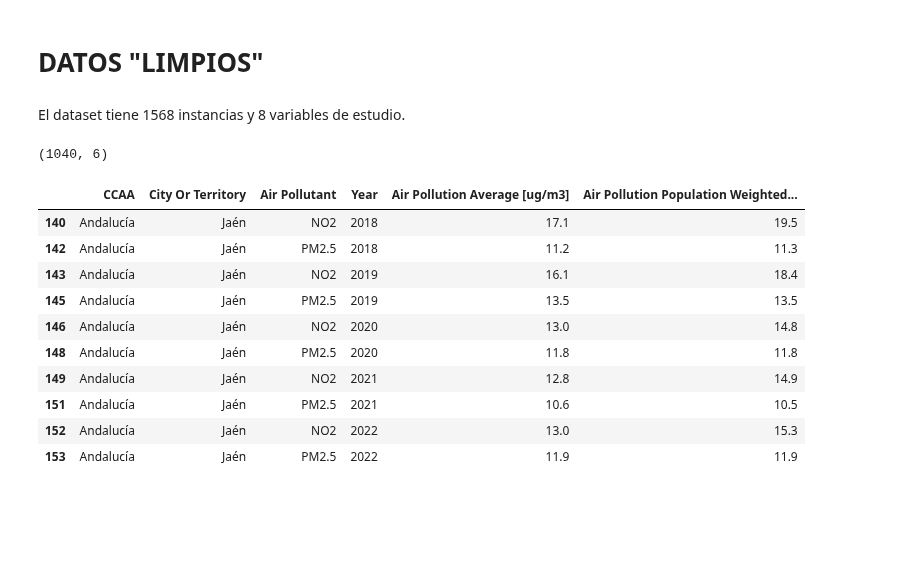
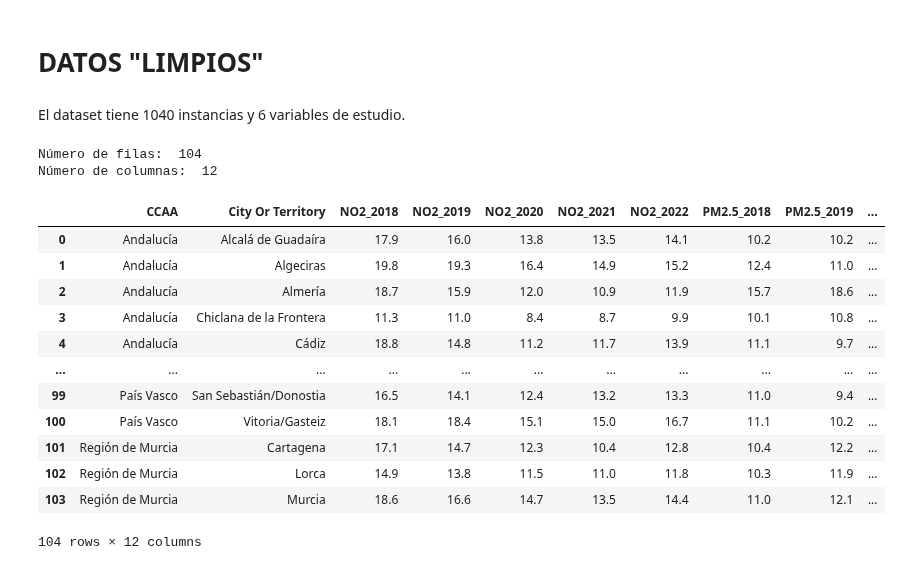
Before and after one commit to angulorojasmariaclaudia-coder/TRABAJO-FINAL-TECNICAS-DE-CIENCIAS-DE-DATOS, a Jupyter notebook: Configuración_de_Código.ipynb, the cells around one changed output. Drawn from its saved outputs; the diff is of its cells as text; code cells hidden in the pictures; blank space fills up the shorter version.

```diff
--- a/Configuración_de_Código.ipynb
+++ b/Configuración_de_Código.ipynb
@@ -189,12 +258,9 @@ Por columnas nos quedaremos con `CCAA`,`City Or Territory`, `Air Pollutant`, `Ye
 # %%
 df = df[
     (df["City Boundary Specification (LAU/grid)"] == "Urban Centres (grid)") &
-    (df["Health Indicator"] == "Attributable deaths (AD)")
+    (df["Health Indicator"] == "Attributable deaths (AD)") &
+    (df["Air Pollutant"] != "O3")
 ]
-# %%
-df = df.sort_values( # ordenamos el dataset
-    by=["CCAA", "City Or Territory", "Year", "Air Pollutant"]
-).reset_index(drop=True)
 # %% [markdown]
 Vamos a seleccionar columnas de interés y eliminar duplicados.
 # %%
@@ -269,2 +285,0 @@ df[df["City Or Territory"] == "Logroño"] # ejemplo de ciudad (todas tienen las
-# %%
-df = df[df["Air Pollutant"] != "O3"]
@@ -285,22 +299,48 @@ df[df["City Or Territory"] == "Madrid"] # ejemplo de ciudad (todas tienen las mi
+# %%
+df["valor"] = df["Air Pollution Average [ug/m3]"]
+
+df_final = df.pivot_table(
+    index="City Or Territory",
+    columns=["Air Pollutant", "Year"],
+    values="valor"
+)
+
+df_final.columns = [
+    f"{pollutant}_{year}" for pollutant, year in df_final.columns
+]
+
+df_final["CCAA"] = df_final.index.map(mapa_ccaa)
+
+df_final = df_final.reset_index()
+
+cols = ["CCAA", "City Or Territory"] + [
+    col for col in df_final.columns if col not in ["CCAA", "City Or Territory"]
+]
+df_final = df_final[cols]
+df_final = df_final.sort_values(by=["CCAA", "City Or Territory"]).reset_index(drop=True)
 # %% [markdown]
 # **DATOS "LIMPIOS"**
 # %% [markdown]
-El dataset tiene 1568 instancias y 8 variables de estudio.
+El dataset tiene 1040 instancias y 6 variables de estudio.
-# %%
-df.shape
-# %% [output]
-(1040, 6)
-# %%
-df[df["City Or Territory"] == "Jaén"] # ejemplo de ciudad (todas tienen las mismas caracteríticas)
-# %% [output]
-|  | CCAA | City Or Territory | Air Pollutant | Year | Air Pollution Average [ug/m3] | Air Pollution Population Weighted... |
-| 140 | Andalucía | Jaén | NO2 | 2018 | 17.1 | 19.5 |
-| 142 | Andalucía | Jaén | PM2.5 | 2018 | 11.2 | 11.3 |
-| 143 | Andalucía | Jaén | NO2 | 2019 | 16.1 | 18.4 |
-| 145 | Andalucía | Jaén | PM2.5 | 2019 | 13.5 | 13.5 |
-| 146 | Andalucía | Jaén | NO2 | 2020 | 13.0 | 14.8 |
-| 148 | Andalucía | Jaén | PM2.5 | 2020 | 11.8 | 11.8 |
-| 149 | Andalucía | Jaén | NO2 | 2021 | 12.8 | 14.9 |
-| 151 | Andalucía | Jaén | PM2.5 | 2021 | 10.6 | 10.5 |
-| 152 | Andalucía | Jaén | NO2 | 2022 | 13.0 | 15.3 |
-| 153 | Andalucía | Jaén | PM2.5 | 2022 | 11.9 | 11.9 |
+# %%
+print('Número de filas: ', df_final.shape[0])
+print('Número de columnas: ', df_final.shape[1])
+# %% [output]
+Número de filas:  104
+Número de columnas:  12
+# %%
+df_final
+# %% [output]
+|  | CCAA | City Or Territory | NO2_2018 | NO2_2019 | NO2_2020 | NO2_2021 | NO2_2022 | PM2.5_2018 | PM2.5_2019 | ... |
+| 0 | Andalucía | Alcalá de Guadaíra | 17.9 | 16.0 | 13.8 | 13.5 | 14.1 | 10.2 | 10.2 | ... |
+| 1 | Andalucía | Algeciras | 19.8 | 19.3 | 16.4 | 14.9 | 15.2 | 12.4 | 11.0 | ... |
+| 2 | Andalucía | Almería | 18.7 | 15.9 | 12.0 | 10.9 | 11.9 | 15.7 | 18.6 | ... |
+| 3 | Andalucía | Chiclana de la Frontera | 11.3 | 11.0 | 8.4 | 8.7 | 9.9 | 10.1 | 10.8 | ... |
+| 4 | Andalucía | Cádiz | 18.8 | 14.8 | 11.2 | 11.7 | 13.9 | 11.1 | 9.7 | ... |
+| ... | ... | ... | ... | ... | ... | ... | ... | ... | ... | ... |
+| 99 | País Vasco | San Sebastián/Donostia | 16.5 | 14.1 | 12.4 | 13.2 | 13.3 | 11.0 | 9.4 | ... |
+| 100 | País Vasco | Vitoria/Gasteiz | 18.1 | 18.4 | 15.1 | 15.0 | 16.7 | 11.1 | 10.2 | ... |
+| 101 | Región de Murcia | Cartagena | 17.1 | 14.7 | 12.3 | 10.4 | 12.8 | 10.4 | 12.2 | ... |
+| 102 | Región de Murcia | Lorca | 14.9 | 13.8 | 11.5 | 11.0 | 11.8 | 10.3 | 11.9 | ... |
+| 103 | Región de Murcia | Murcia | 18.6 | 16.6 | 14.7 | 13.5 | 14.4 | 11.0 | 12.1 | ... |
+104 rows × 12 columns
```
Also changed, not shown: parts of 20 cells of this notebook.
